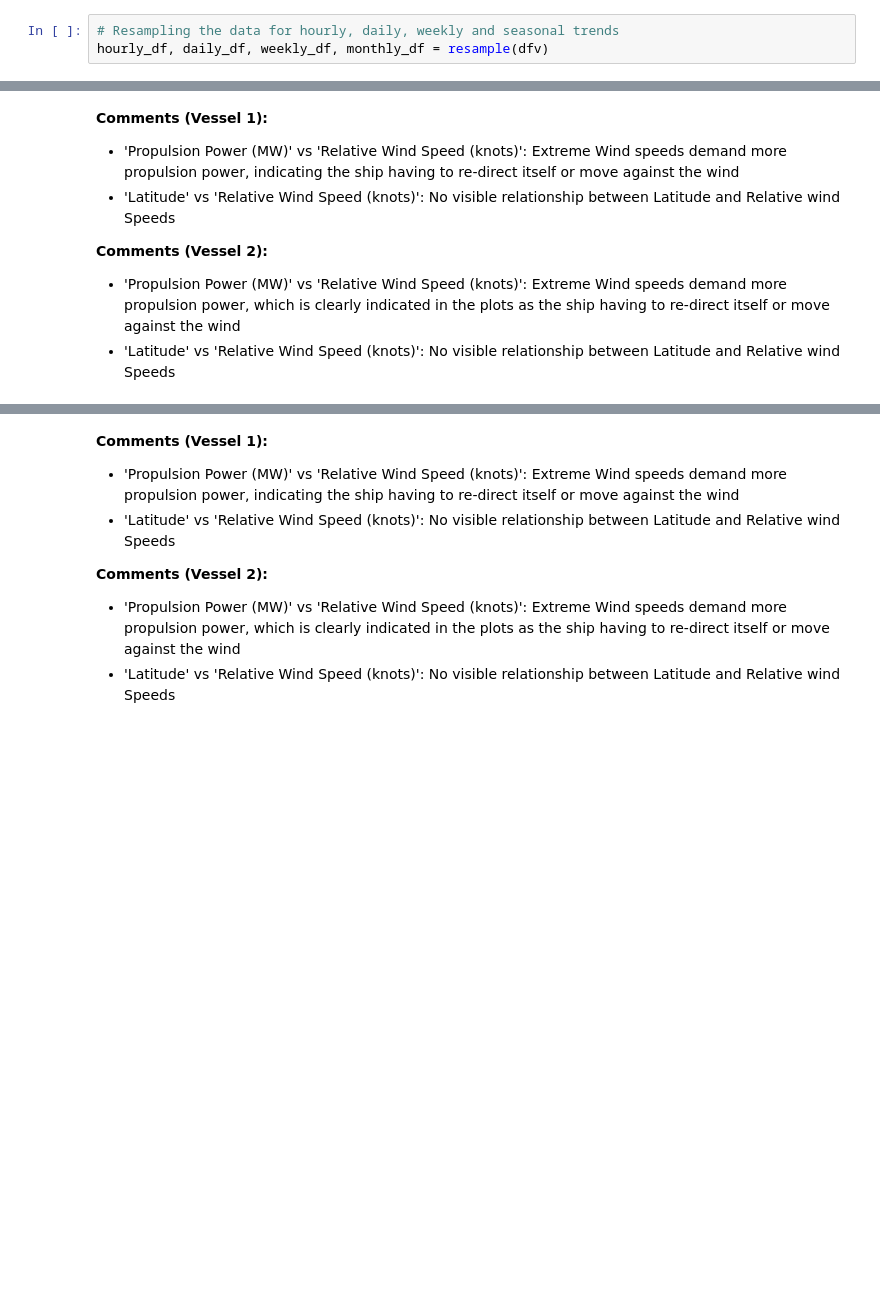
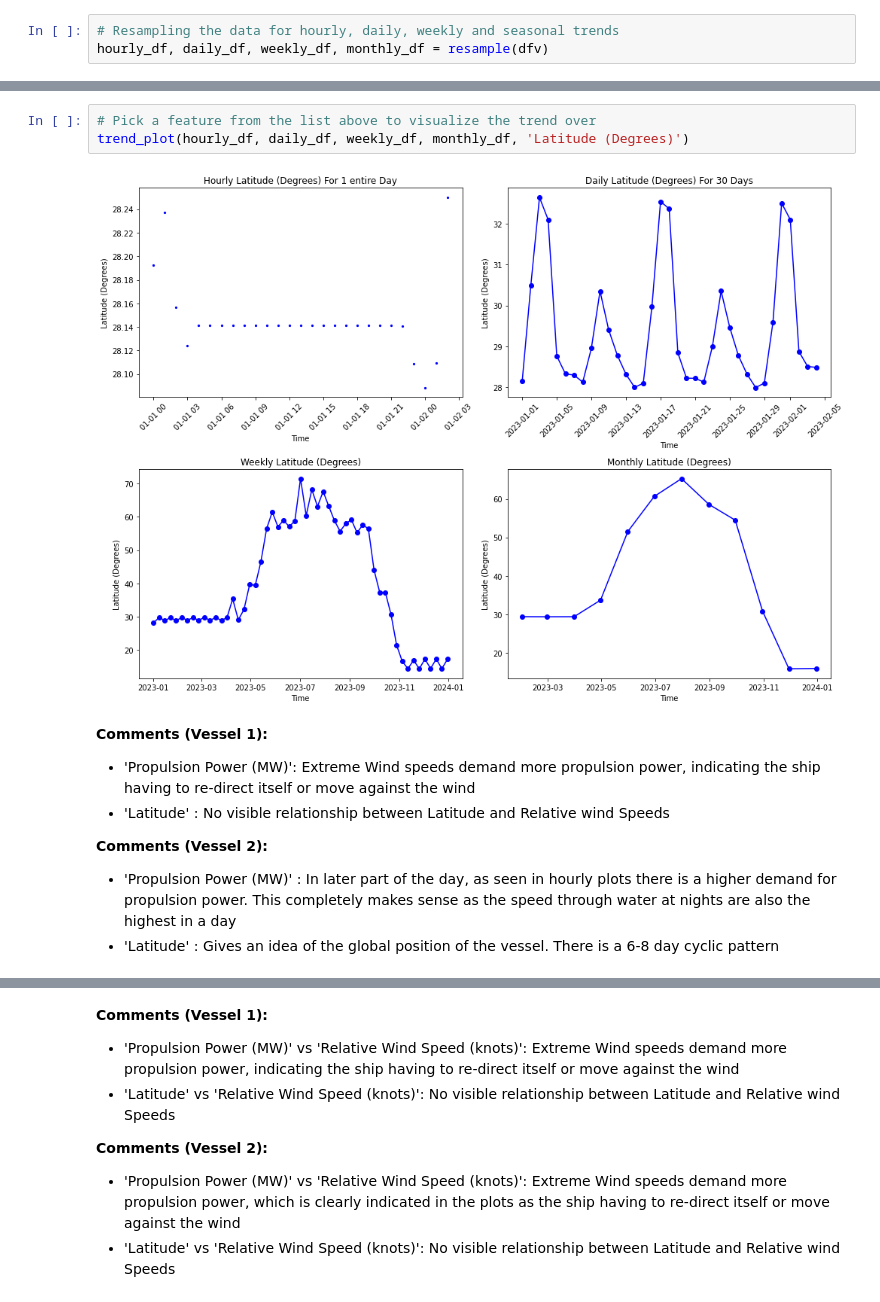
Before and after one commit to AKktk/Cruise_Performance_Analysis, a Jupyter notebook: eda.ipynb, the cells around one changed output, grey strips where cells are left out. Cells and saved outputs as stored; diff of their text form; blank space fills up the shorter version.

```diff
--- a/eda.ipynb
+++ b/eda.ipynb
@@ -189,11 +255,16 @@ trend_plot(hourly_df, daily_df, weekly_df, monthly_df, 'Propulsion Power (MW)')
+# %%
+# Pick a feature from the list above to visualize the trend over
+trend_plot(hourly_df, daily_df, weekly_df, monthly_df, 'Latitude (Degrees)')
+# %% [output]
+[figure, added]
 # %% [markdown]
 **Comments (Vessel 1):**
-- 'Propulsion Power (MW)' vs 'Relative Wind Speed (knots)': Extreme Wind speeds demand more propulsion power, indicating the ship having to re-direct itself or move against the wind
-- 'Latitude' vs 'Relative Wind Speed (knots)': No visible relationship between Latitude and Relative wind Speeds
+- 'Propulsion Power (MW)': Extreme Wind speeds demand more propulsion power, indicating the ship having to re-direct itself or move against the wind
+- 'Latitude' : No visible relationship between Latitude and Relative wind Speeds
 
 **Comments (Vessel 2):**
-- 'Propulsion Power (MW)' vs 'Relative Wind Speed (knots)': Extreme Wind speeds demand more propulsion power, which is clearly indicated in the plots as the ship having to re-direct itself or move against the wind
-- 'Latitude' vs 'Relative Wind Speed (knots)': No visible relationship between Latitude and Relative wind Speeds
+- 'Propulsion Power (MW)' : In later part of the day, as seen in hourly plots there is a higher demand for propulsion power. This completely makes sense as the speed through water at nights are also the highest in a day
+- 'Latitude' : Gives an idea of the global position of the vessel. There is a 6-8 day cyclic pattern
 # %%
 # Pick 2 features from the above list to visualize their relationship with each other over time
 pair_plot(hourly_df, daily_df, weekly_df, monthly_df, 'Propulsion Power (MW)', 'Relative Wind Speed (knots)')
```
Also changed, not shown: parts of 18 cells of this notebook, 1 other file.
